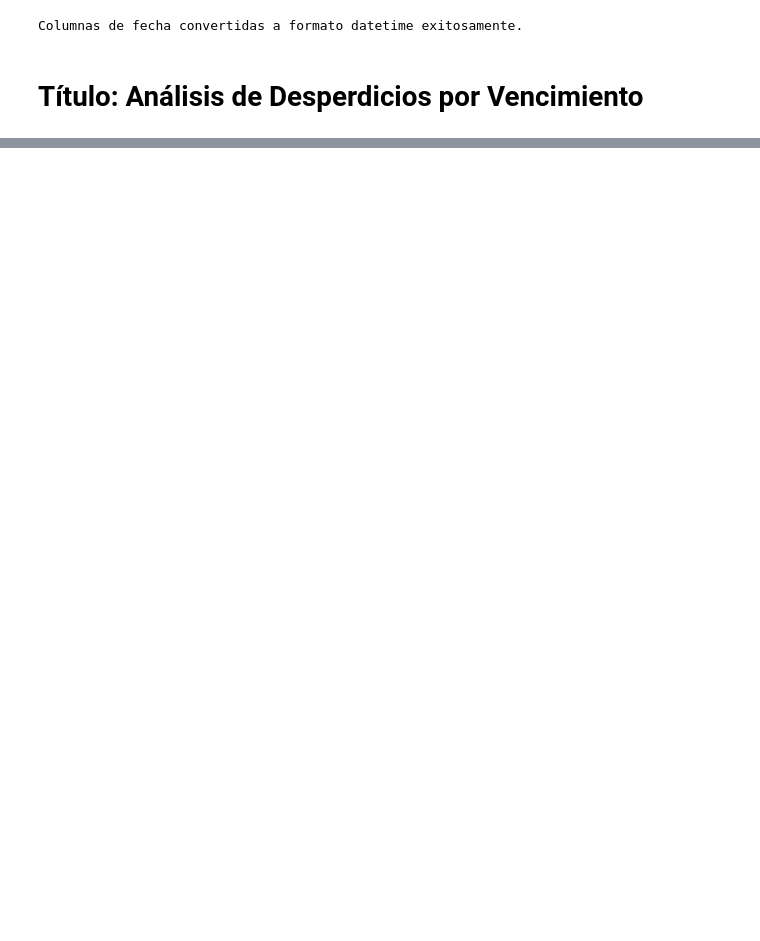
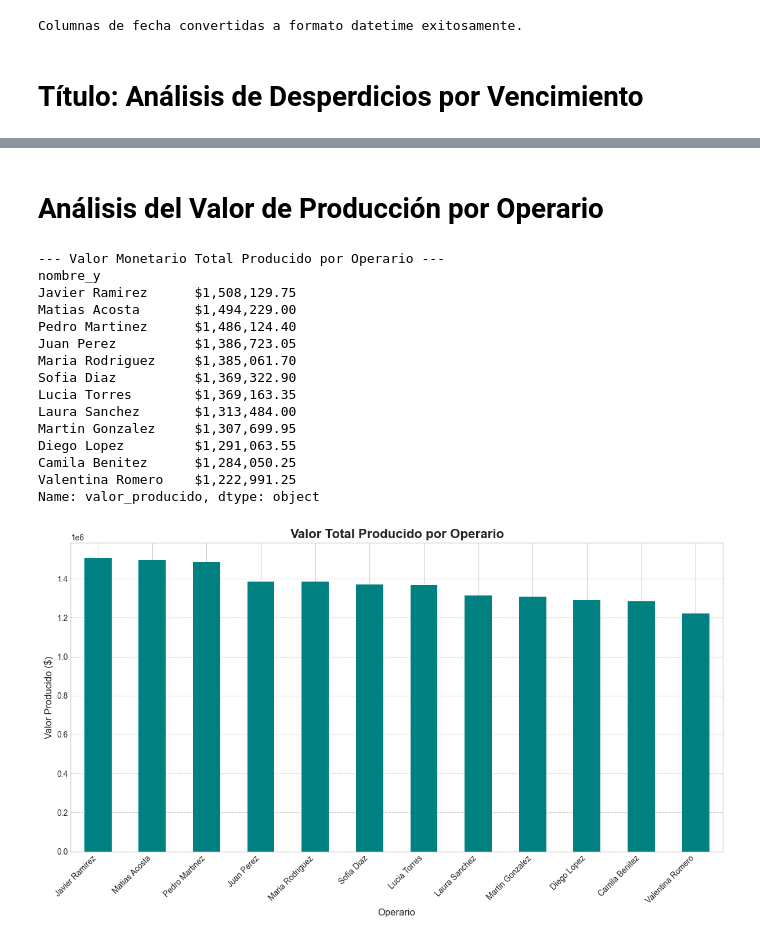
Before and after one commit to Lau893/tp-inicial-lcs, a Jupyter notebook: analisis_datos.ipynb, the cells around one changed output, grey strips where cells are left out. Saved outputs shown, nothing was run; the diff lists cells and outputs as text; code cells hidden in the pictures; blank space fills up the shorter version.

```diff
--- a/analisis_datos.ipynb
+++ b/analisis_datos.ipynb
@@ -267,0 +396,60 @@ Name: porcentaje_merma, dtype: float64
+# %% [markdown]
+# Análisis del Valor de Producción por Operario
+# %%
+# 1. Enriquecimiento de Datos de Producción
+# Se une el DataFrame de producción con el de lotes para obtener el id_producto.
+produccion_con_producto_df = pd.merge(produccion_df, lote_df, on='id_lote', how='left')
+
+# Se une con el DataFrame de productos para obtener el precio de cada unidad producida.
+produccion_con_precio_df = pd.merge(produccion_con_producto_df, producto_df, on='id_producto', how='left')
+
+# Se une con el DataFrame de empleados para obtener el nombre del operario.
+produccion_con_empleado_df = pd.merge(produccion_con_precio_df, empleado_df, on='id_empleado', how='left')
+
+# 2. Cálculo del Valor Producido
+# Se calcula el valor monetario de cada lote producido (cantidad * precio).
+produccion_con_empleado_df['valor_producido'] = produccion_con_empleado_df['cantidad_out'] * produccion_con_empleado_df['precio']
+
+# 3. Filtrado por Rol de Operario
+# Se asegura de que el análisis incluya únicamente a los empleados con el rol de 'Operario'.
+operarios_df = pd.merge(empleado_df, rol_df[rol_df['nombre'] == 'Operario'], on='id_rol')
+produccion_operarios_df = produccion_con_empleado_df[produccion_con_empleado_df['id_empleado'].isin(operarios_df['id_empleado'])]
+
+# 4. Agregación de Valor por Operario
+# Se agrupan los datos por nombre de operario y se suma el valor total producido.
+# El nombre del empleado está en 'nombre_y' debido a los merges previos.
+valor_por_operario = produccion_operarios_df.groupby('nombre_y')['valor_producido'].sum().sort_values(ascending=False)
+
+print("--- Valor Monetario Total Producido por Operario ---")
+print(valor_por_operario.map('${:,.2f}'.format))
+
+# 5. Visualización de Resultados
+plt.style.use('seaborn-v0_8-whitegrid')
+plt.figure(figsize=(12, 7))
+
+valor_por_operario.plot(kind='bar', color='teal')
+
+plt.title('Valor Total Producido por Operario', fontsize=16, weight='bold')
+plt.xlabel('Operario', fontsize=12)
+plt.ylabel('Valor Producido ($)', fontsize=12)
+plt.xticks(rotation=45, ha='right')
+plt.grid(axis='y', linestyle='--')
+plt.tight_layout()
+plt.show()
+# %% [output]
+--- Valor Monetario Total Producido por Operario ---
+nombre_y
+Javier Ramirez      $1,508,129.75
+Matias Acosta       $1,494,229.00
+Pedro Martinez      $1,486,124.40
+Juan Perez          $1,386,723.05
+Maria Rodriguez     $1,385,061.70
+Sofia Diaz          $1,369,322.90
+Lucia Torres        $1,369,163.35
+Laura Sanchez       $1,313,484.00
+Martin Gonzalez     $1,307,699.95
+Diego Lopez         $1,291,063.55
+Camila Benitez      $1,284,050.25
+Valentina Romero    $1,222,991.25
+Name: valor_producido, dtype: object
+[figure, added]
```
Also changed, not shown: parts of 8 cells of this notebook, 1 other file.
